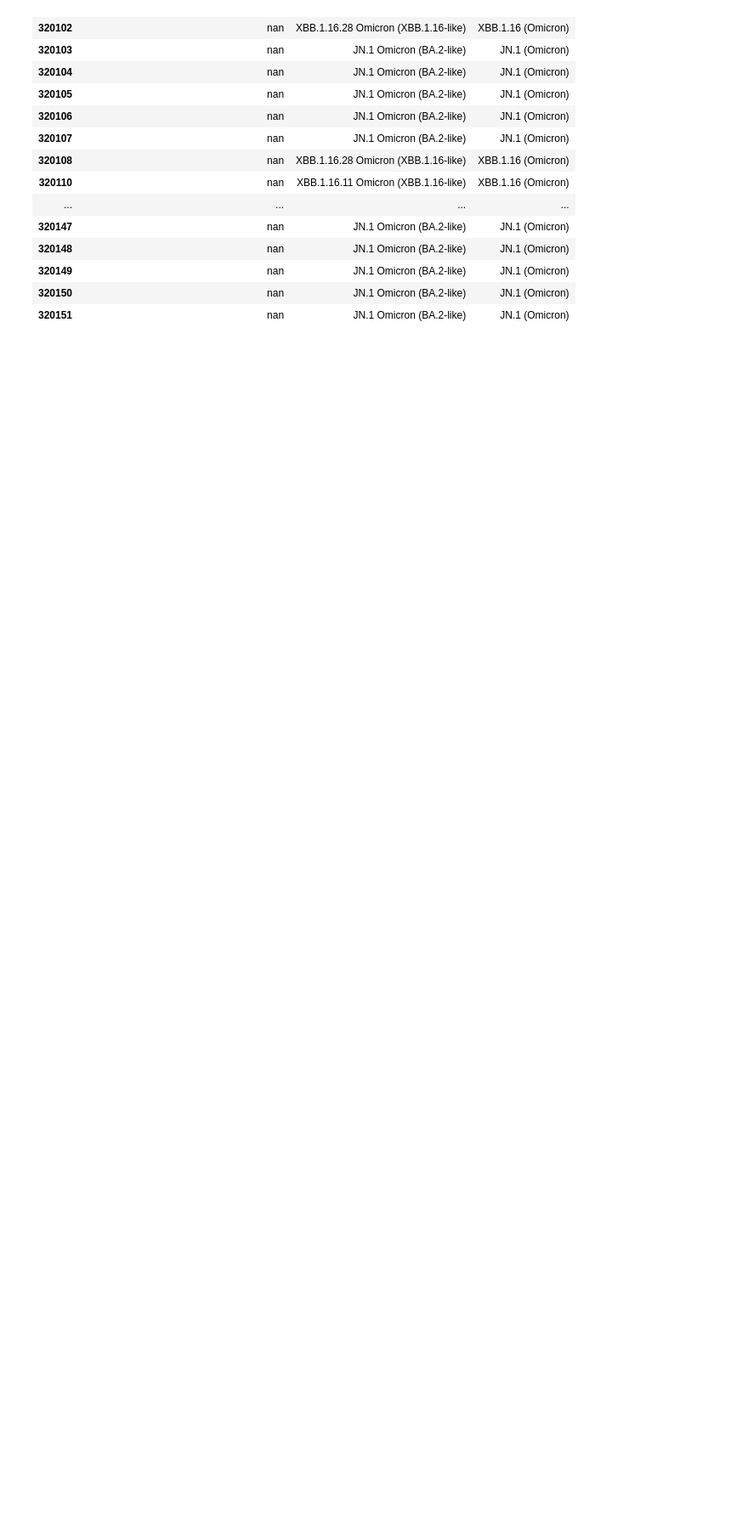
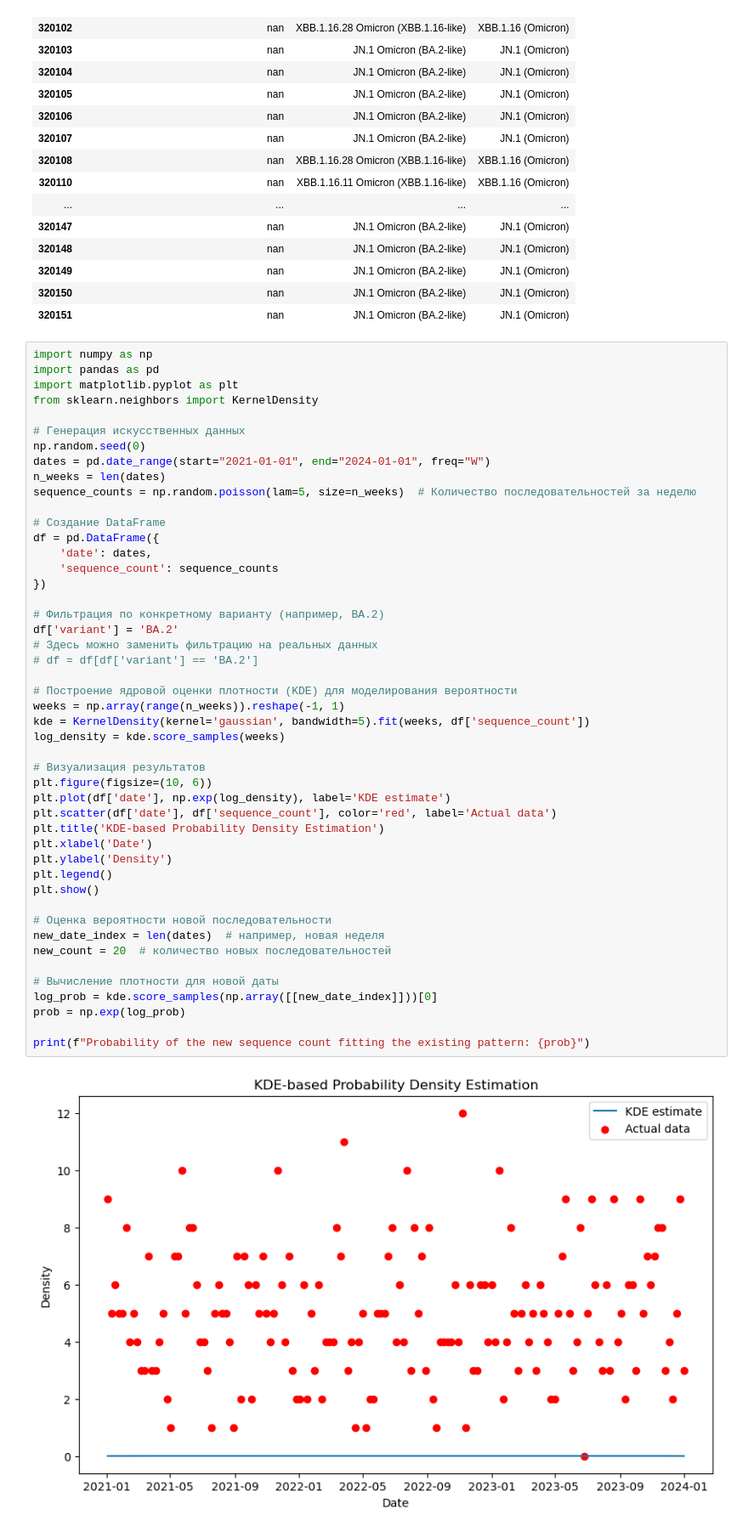
Before and after one commit to magletdinov/lineages-website-fork, a Jupyter notebook: collapse_pangolin_names/short_version.ipynb, the cells around one changed output. Shown: that part at 85% size. Drawn from its saved outputs; the diff is of its cells as text; blank space fills up the shorter version.

```diff
--- a/collapse_pangolin_names/short_version.ipynb
+++ b/collapse_pangolin_names/short_version.ipynb
@@ -177,3 +177,52 @@ sars_c_2_df_tail[["Генетический вариант(Скрипт VGARus)"
 | 320149 | nan | JN.1 Omicron (BA.2-like) | JN.1 (Omicron) |
 | 320150 | nan | JN.1 Omicron (BA.2-like) | JN.1 (Omicron) |
 | 320151 | nan | JN.1 Omicron (BA.2-like) | JN.1 (Omicron) |
+# %%
+import numpy as np
+import pandas as pd
+import matplotlib.pyplot as plt
+from sklearn.neighbors import KernelDensity
+
+# Генерация искусственных данных
+np.random.seed(0)
+dates = pd.date_range(start="2021-01-01", end="2024-01-01", freq="W")
+n_weeks = len(dates)
+sequence_counts = np.random.poisson(lam=5, size=n_weeks)  # Количество последовательностей за неделю
+
+# Создание DataFrame
+df = pd.DataFrame({
+    'date': dates,
+    'sequence_count': sequence_counts
+})
+
+# Фильтрация по конкретному варианту (например, BA.2)
+df['variant'] = 'BA.2'
+# Здесь можно заменить фильтрацию на реальных данных
+# df = df[df['variant'] == 'BA.2']
+
+# Построение ядровой оценки плотности (KDE) для моделирования вероятности
+weeks = np.array(range(n_weeks)).reshape(-1, 1)
+kde = KernelDensity(kernel='gaussian', bandwidth=5).fit(weeks, df['sequence_count'])
+log_density = kde.score_samples(weeks)
+
+# Визуализация результатов
+plt.figure(figsize=(10, 6))
+plt.plot(df['date'], np.exp(log_density), label='KDE estimate')
+plt.scatter(df['date'], df['sequence_count'], color='red', label='Actual data')
+plt.title('KDE-based Probability Density Estimation')
+plt.xlabel('Date')
+plt.ylabel('Density')
+plt.legend()
+plt.show()
+
+# Оценка вероятности новой последовательности
+new_date_index = len(dates)  # например, новая неделя
+new_count = 20  # количество новых последовательностей
+
+# Вычисление плотности для новой даты
+log_prob = kde.score_samples(np.array([[new_date_index]]))[0]
+prob = np.exp(log_prob)
+
+print(f"Probability of the new sequence count fitting the existing pattern: {prob}")
+# %% [output]
+[figure, added]
```
Also changed, not shown: parts of 2 cells of this notebook.
